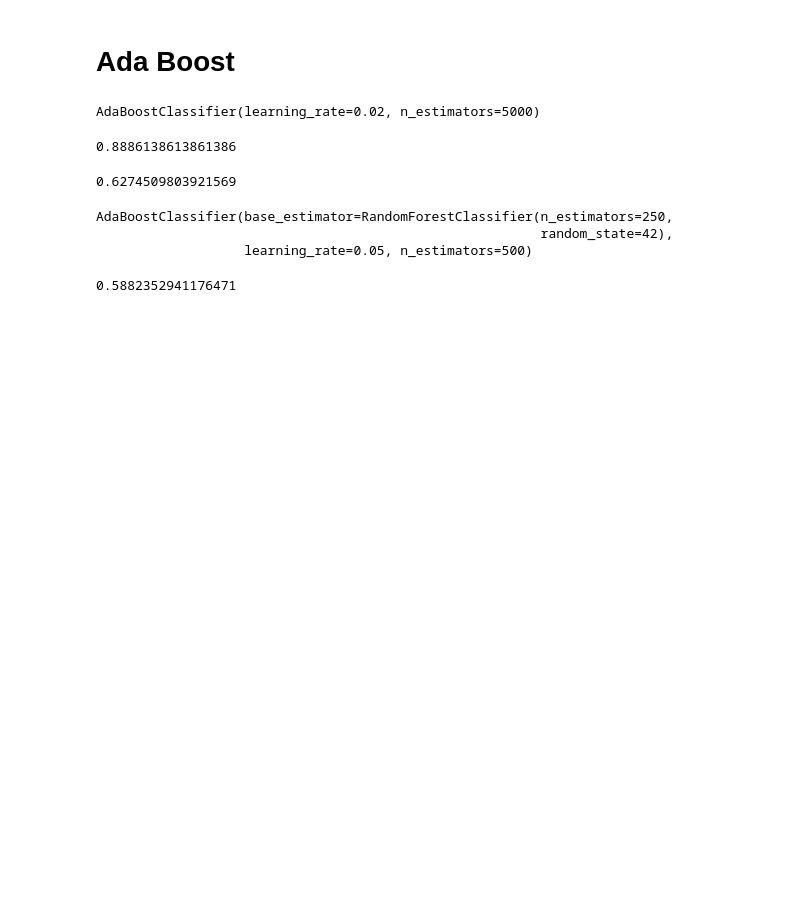
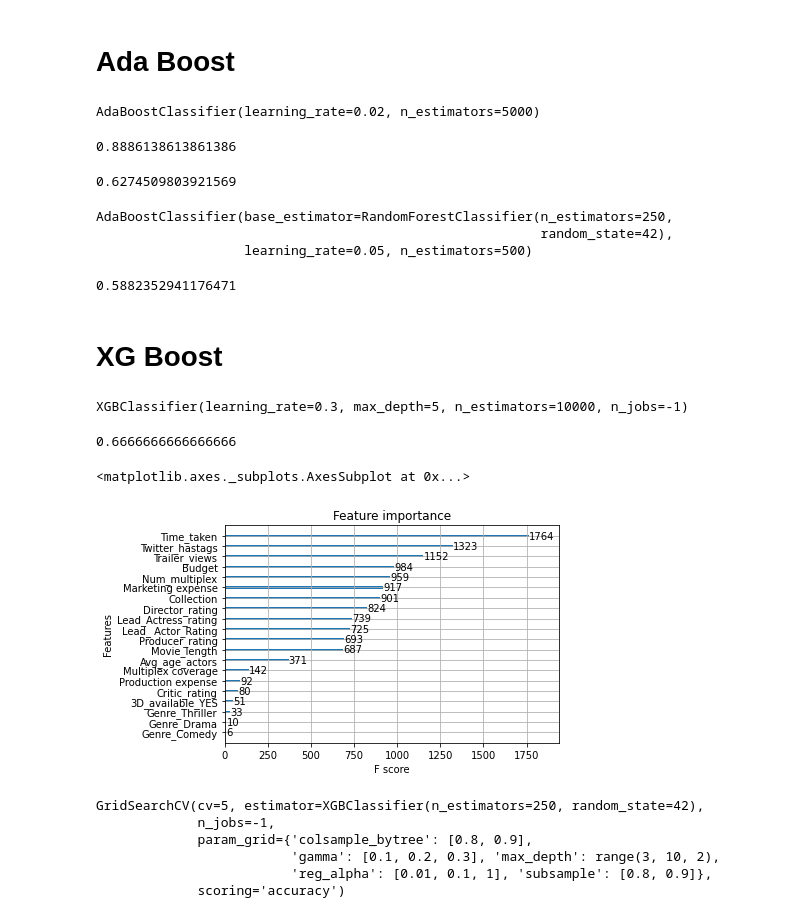
Before and after one commit to sabbirarif/Machine_Learning, a Jupyter notebook: Classification_Tree.ipynb, the cells around one changed output. Drawn from its saved outputs; the diff is of its cells as text; code cells hidden in the pictures; blank space fills up the shorter version.

Commit message:
Used XG Boost and Got the best accuracy(66.66%) among all the Ensemble Methods

```diff
--- a/Classification_Tree.ipynb
+++ b/Classification_Tree.ipynb
@@ -329,3 +329,5 @@ AdaBoostClassifier(base_estimator=RandomForestClassifier(n_estimators=250,
 accuracy_score(y_test, ada_clf2.predict(X_test))
 # %% [output]
 0.5882352941176471
+# %% [markdown]
+# **XG Boost**
@@ -331,0 +336,15 @@ accuracy_score(y_test, ada_clf2.predict(X_test))
+# %%
+xgb_clf= xgb.XGBClassifier(max_depth=5, n_estimators=10000, learning_rate=0.3, n_jobs=-1)
+# %%
+xgb_clf.fit(X_train, y_train)
+# %% [output]
+XGBClassifier(learning_rate=0.3, max_depth=5, n_estimators=10000, n_jobs=-1)
+# %%
+accuracy_score(y_test, xgb_clf.predict(X_test))
+# %% [output]
+0.6666666666666666
+# %%
+xgb.plot_importance(xgb_clf)
+# %% [output]
+<matplotlib.axes._subplots.AxesSubplot at 0x...>
+[figure, added]
@@ -331,0 +363,9 @@ accuracy_score(y_test, ada_clf2.predict(X_test))
+# %%
+grid_search.fit(X_train, y_train)
+# %% [output]
+GridSearchCV(cv=5, estimator=XGBClassifier(n_estimators=250, random_state=42),
+             n_jobs=-1,
+             param_grid={'colsample_bytree': [0.8, 0.9],
+                         'gamma': [0.1, 0.2, 0.3], 'max_depth': range(3, 10, 2),
+                         'reg_alpha': [0.01, 0.1, 1], 'subsample': [0.8, 0.9]},
+             scoring='accuracy')
```
Also changed, not shown: parts of 7 cells of this notebook.
